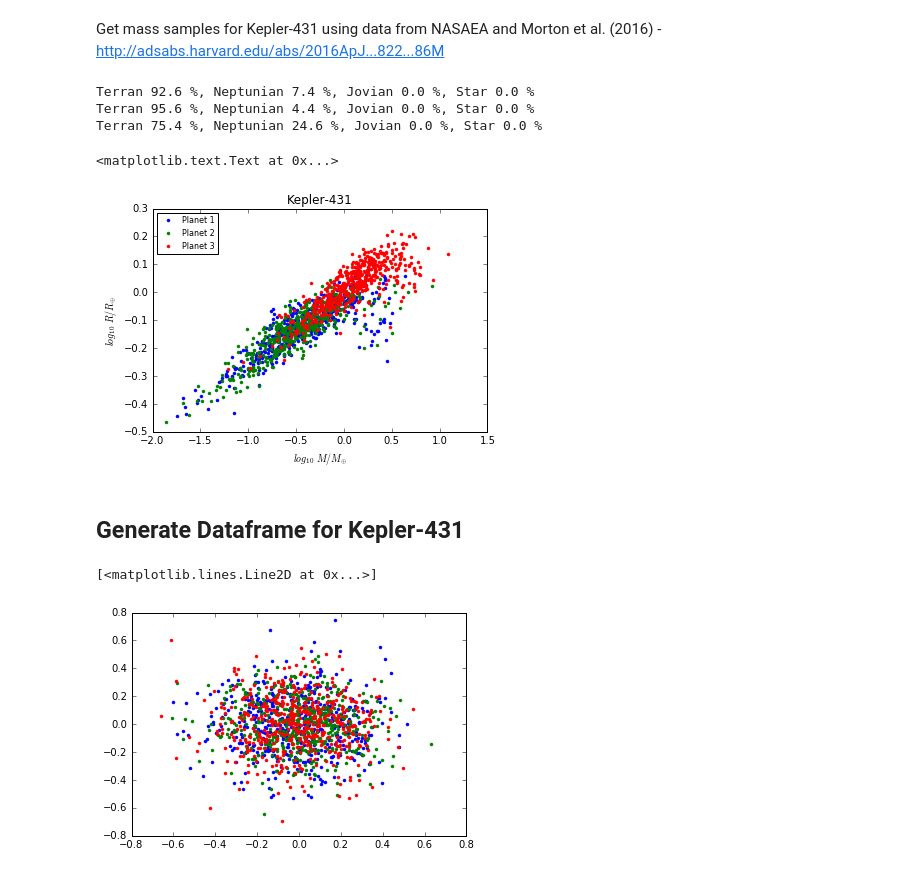
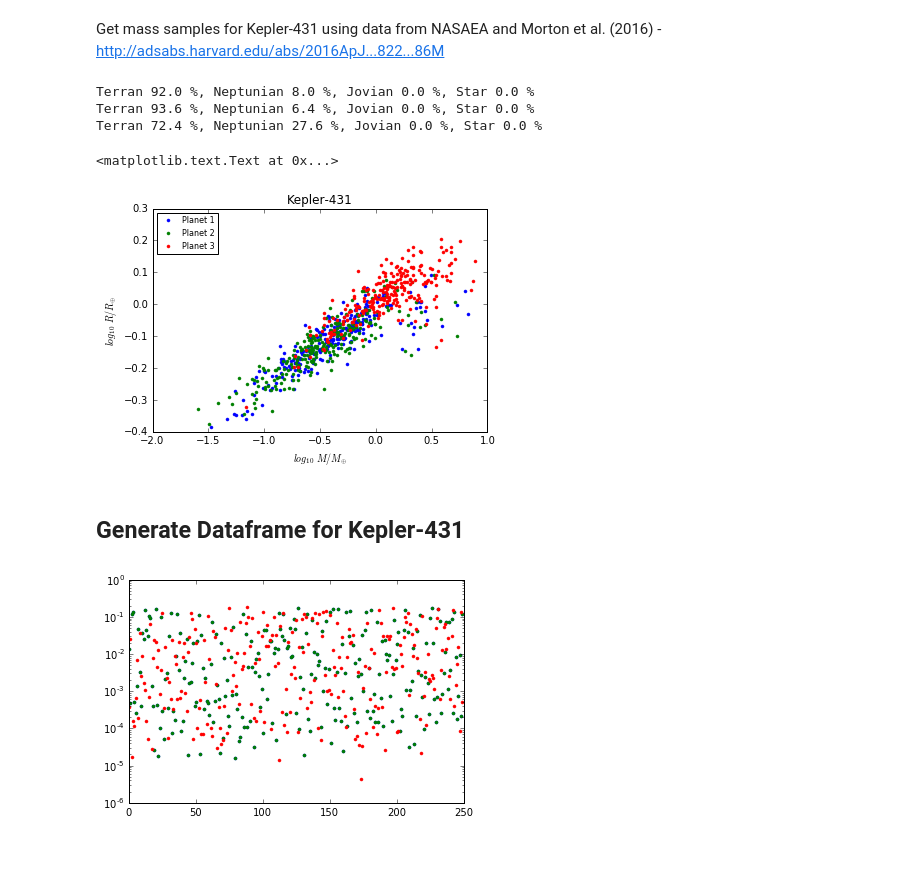
Before and after one commit to afcarl/stability_predict, a Jupyter notebook: Kepler-431.ipynb, the cells around one changed output. Cells and saved outputs as stored; diff of their text form; code cells hidden in the pictures.

```diff
--- a/Kepler-431.ipynb
+++ b/Kepler-431.ipynb
@@ -19,7 +19,7 @@ mu1, std1 = 0.77, 0.15
 mu2, std2 = 0.76, 0.15
 mu3, std3 = 1.08, 0.205
 
-n_samples = 500
+n_samples = 250
 
 #generate samples from normal distribution
 r1 = np.random.normal(mu1,std1,n_samples)
@@ -31,9 +31,9 @@ m1 = mr.Rpost2M(r1, unit='Earth', grid_size=1e3, classify='Yes')  #earth masses
 m2 = mr.Rpost2M(r2, unit='Earth', grid_size=1e3, classify='Yes')
 m3 = mr.Rpost2M(r3, unit='Earth', grid_size=1e3, classify='Yes')
 # %% [output]
-Terran 92.6 %, Neptunian 7.4 %, Jovian 0.0 %, Star 0.0 %
-Terran 95.6 %, Neptunian 4.4 %, Jovian 0.0 %, Star 0.0 %
-Terran 75.4 %, Neptunian 24.6 %, Jovian 0.0 %, Star 0.0 %
+Terran 92.0 %, Neptunian 8.0 %, Jovian 0.0 %, Star 0.0 %
+Terran 93.6 %, Neptunian 6.4 %, Jovian 0.0 %, Star 0.0 %
+Terran 72.4 %, Neptunian 27.6 %, Jovian 0.0 %, Star 0.0 %
 # %%
 plt.plot(np.log10(m1), np.log10(r1), '.', label='Planet 1')
 plt.plot(np.log10(m2), np.log10(r2), '.', label='Planet 2')
@@ -44,6 +44,6 @@ plt.legend(loc='upper left', numpoints=1, fontsize=8)
 plt.title('Kepler-431')
 # %% [output]
 <matplotlib.text.Text at 0x...>
-[figure, old version]
+[figure, new version]
 # %% [markdown]
 ## Generate Dataframe for Kepler-431
@@ -59,10 +50,42 @@ MA1, MA2, MA3 = 2*np.pi*np.random.random(n_samples),2*np.pi*np.random.random(n_s
+# %%
+from random import random, uniform, seed
+def draw_e(P1,P2,P3,m1,m2,m3,Ms):
+    a1, a2, a3 = ((P1/365)**2 * Ms)**(1./3.), ((P2/365)**2 * Ms)**(1./3.), ((P3/365)**2 * Ms)**(1./3.)
+
+    ecrit1 = (a2-a1)/a1
+    ecrit21 = (a2-a1)/a2
+    ecrit23 = (a3-a2)/a2
+    ecrit3 = (a3-a2)/a3
+
+    logemax1 = np.log10(ecrit1)
+    logemax2 = np.log10(min(ecrit21, ecrit23))
+    logemax3 = np.log10(ecrit3)
+
+    earth = 0.000003003
+    logemin1 = np.log10(m2*earth/ecrit1**2)
+    logemin2 = np.log10(max(m1*earth/ecrit21**2, m3*earth/ecrit23**2))
+    logemin3 = np.log10(m2*earth/ecrit3**2)
+
+    e1 = min(10.**uniform(logemin1, logemax1), 1.) # make sure ecc < 1
+    e2 = min(10.**uniform(logemin2, logemax2), 1.)
+    e3 = min(10.**uniform(logemin3, logemax3), 1.)
+    return e1, e2, e3
+# %%
+Ms = 1.071                            #Solar mass units
+P1, P2, P3 = 6.803, 8.703, 11.922     #days
+w1, w2, w3 = 2*np.pi*np.random.random(n_samples),2*np.pi*np.random.random(n_samples),2*np.pi*np.random.random(n_samples)
+MA1, MA2, MA3 = 2*np.pi*np.random.random(n_samples),2*np.pi*np.random.random(n_samples),2*np.pi*np.random.random(n_samples)
+e = []
+for i in range(n_samples):
+    e.append(draw_e(P1,P2,P3,m1[i],m2[i],m3[i],Ms))
+e1, e2, e3 = zip(*np.asarray(e))
 # %%
-plt.plot(h1, k1, '.')
-plt.plot(h2, k2, '.')
-plt.plot(h3, k3, '.')
+plt.plot(e1, '.')
+plt.plot(e1, '.')
+plt.plot(e3, '.')
+plt.yscale('log')
 # %% [output]
-[<matplotlib.lines.Line2D at 0x...>]
-[figure, old version]
+[figure, new version]
 # %%
 data = []
 for i in range(n_samples):
```
Also changed, not shown: parts of 15 cells of this notebook, 4 other files.
